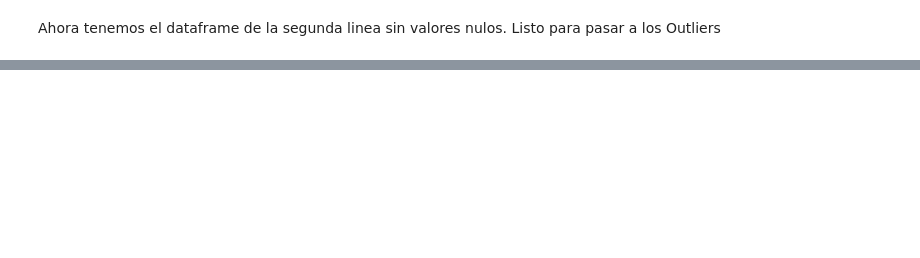
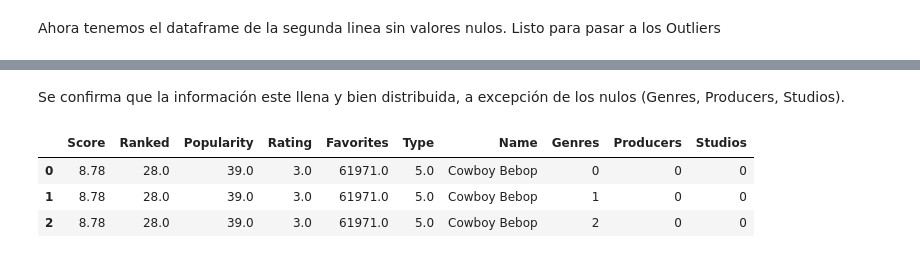
Before and after one commit to Asheyerth/DataScience_bootcamp2024BIT, a Jupyter notebook: Actividad_7/Actividad7.ipynb, the cells around one changed output, grey strips where cells are left out. Cells and saved outputs as stored; diff of their text form; code cells hidden in the pictures; blank space fills up the shorter version.

```diff
--- a/Actividad_7/Actividad7.ipynb
+++ b/Actividad_7/Actividad7.ipynb
@@ -292,0 +516,52 @@ Ahora tenemos el dataframe de la segunda linea sin valores nulos. Listo para pas
+# %%
+for i in range(len(data1fillDF)): #Por cada fila
+#for i in range(20): #Por cada fila existtente
+    #Productores
+    if type(data1fillDF['Producers'][i]) != float: #Si no es nulo
+        for j in data1fillDF['Producers'][i]: #Por cada productor de la fila existente
+            temp = int(np.where(producerdf["Producer"] == j)[0]) #Se saca el index
+            bigdata1 = pd.concat([bigdata1, pd.DataFrame([{'Score': data1fillDF['Score'][i], 'Ranked': data1fillDF['Ranked'][i], 'Popularity': data1fillDF['Popularity'][i],
+                    'Rating': data1fillDF['Rating'][i], 'Favorites': data1fillDF['Favorites'][i], 'Type': data1fillDF['Type'][i], 'Name': data1fillDF['Name'][i],
+                    "Producers" : temp, 'Genres': data1fillDF['Genres'][i], 'Studios' : data1fillDF['Studios'][i]}])], ignore_index=True) #Se agrega
+    else: #Si es nulo se deja todo normal
+        bigdata1 = pd.concat([bigdata1, pd.DataFrame([{'Score': data1fillDF['Score'][i], 'Ranked': data1fillDF['Ranked'][i], 'Popularity': data1fillDF['Popularity'][i],
+                    'Rating': data1fillDF['Rating'][i], 'Favorites': data1fillDF['Favorites'][i], 'Type': data1fillDF['Type'][i], 'Name': data1fillDF['Name'][i],
+                    "Producers" : data1fillDF['Producers'][i], 'Genres': data1fillDF['Genres'][i], 'Studios' : data1fillDF['Studios'][i]}])], ignore_index=True) #Se agrega
+
+
+for i in range(len(bigdata1)): #Por cada fila
+#for i in range(20): #Por cada fila nueva
+    #Generos
+    if type(bigdata1['Genres'][i]) != float: #Si no es nulo
+        for j in bigdata1['Genres'][i]: #Por cada genero de la fila existente
+            temp = int(np.where(genredf["Genre"] == j)[0]) #Se saca el index
+            bigdata2 = pd.concat([bigdata2, pd.DataFrame([{'Score': bigdata1['Score'][i], 'Ranked': bigdata1['Ranked'][i], 'Popularity': bigdata1['Popularity'][i],
+                    'Rating': bigdata1['Rating'][i], 'Favorites': bigdata1['Favorites'][i], 'Type': bigdata1['Type'][i], 'Name': bigdata1['Name'][i],
+                    "Genres" : temp, 'Producers': bigdata1['Producers'][i], 'Studios' : bigdata1['Studios'][i]}])], ignore_index=True) #Se agrega
+    else: #Si es nulo se deja todo igual
+        bigdata2 = pd.concat([bigdata2, pd.DataFrame([{'Score': bigdata1['Score'][i], 'Ranked': bigdata1['Ranked'][i], 'Popularity': bigdata1['Popularity'][i],
+                    'Rating': bigdata1['Rating'][i], 'Favorites': bigdata1['Favorites'][i], 'Type': bigdata1['Type'][i], 'Name': bigdata1['Name'][i],
+                    "Genres" : bigdata1['Genres'][i], 'Producers': bigdata1['Producers'][i], 'Studios' : bigdata1['Studios'][i]}])], ignore_index=True) #Se agrega
+
+#Studio
+for i in range(len(bigdata2)): #Por cada fila
+#for i in range(20): #Por cada fila nueva
+    if type(bigdata2['Studios'][i]) != float: #Si no es nulo
+        for j in bigdata2['Studios'][i]: #Por cada productor de la fila existente
+            temp = int(np.where(studiodf["Studio"] == j)[0]) #Se saca el index
+            bigdata3 = pd.concat([bigdata3, pd.DataFrame([{'Score': bigdata2['Score'][i], 'Ranked': bigdata2['Ranked'][i], 'Popularity': bigdata2['Popularity'][i],
+                    'Rating': bigdata2['Rating'][i], 'Favorites': bigdata2['Favorites'][i], 'Type': bigdata2['Type'][i], 'Name': bigdata2['Name'][i],
+                    "Studios" : temp, 'Genres': bigdata2['Genres'][i], 'Producers' : bigdata2['Producers'][i]}])], ignore_index=True) #Se agrega
+    else: #Si es nulo, se deja todo igual
+            bigdata3 = pd.concat([bigdata3, pd.DataFrame([{'Score': bigdata2['Score'][i], 'Ranked': bigdata2['Ranked'][i], 'Popularity': bigdata2['Popularity'][i],
+                    'Rating': bigdata2['Rating'][i], 'Favorites': bigdata2['Favorites'][i], 'Type': bigdata2['Type'][i], 'Name': bigdata2['Name'][i],
+                    "Studios" : bigdata2['Studios'][i], 'Genres': bigdata2['Genres'][i], 'Producers' : bigdata2['Producers'][i]}])], ignore_index=True) #Se agrega
+# %% [markdown]
+Se confirma que la información este llena y bien distribuida, a excepción de los nulos (Genres, Producers, Studios).
+# %%
+bigdata3.head(3)
+# %% [output]
+|  | Score | Ranked | Popularity | Rating | Favorites | Type | Name | Genres | Producers | Studios |
+| 0 | 8.78 | 28.0 | 39.0 | 3.0 | 61971.0 | 5.0 | Cowboy Bebop | 0 | 0 | 0 |
+| 1 | 8.78 | 28.0 | 39.0 | 3.0 | 61971.0 | 5.0 | Cowboy Bebop | 1 | 0 | 0 |
+| 2 | 8.78 | 28.0 | 39.0 | 3.0 | 61971.0 | 5.0 | Cowboy Bebop | 2 | 0 | 0 |
```
Also changed, not shown: parts of 78 cells of this notebook, 1 other file.
